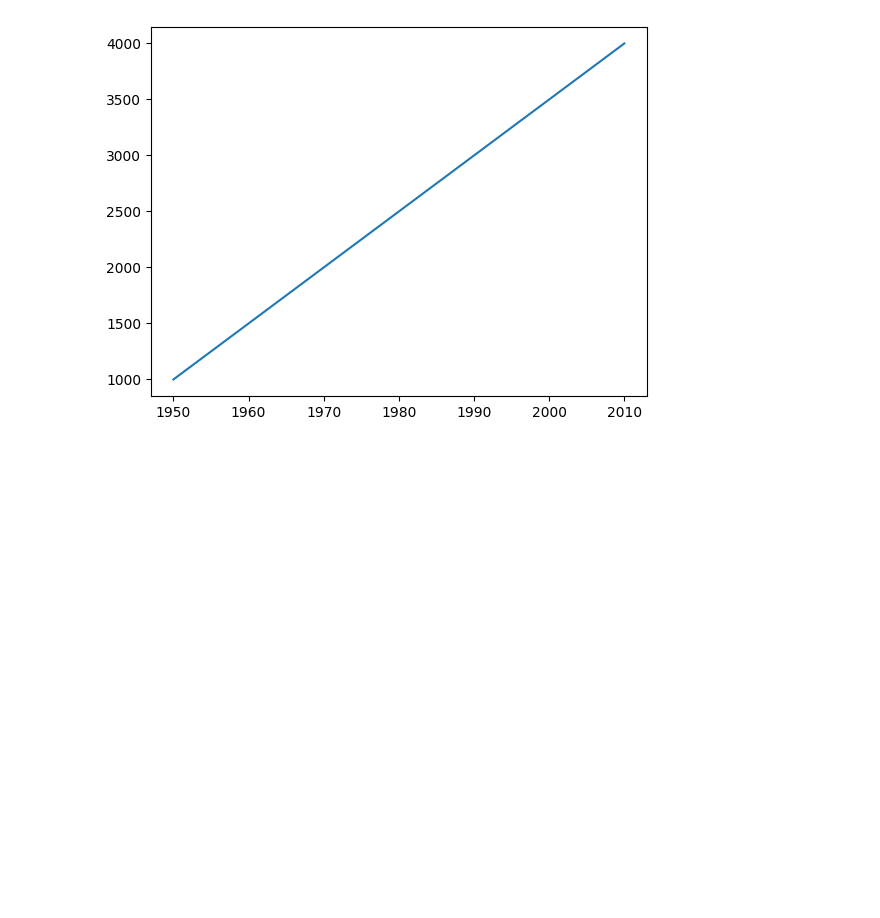
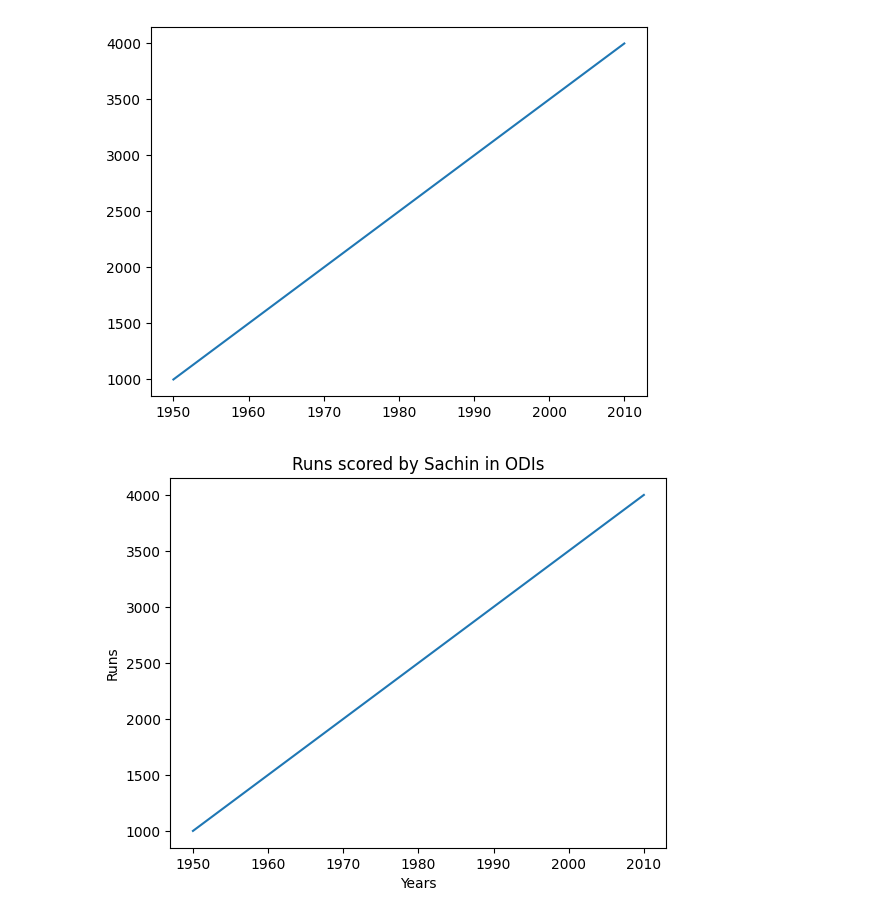
Before and after one commit to ashuwebdevloper/Data-Science-Project, a Jupyter notebook: MatplotlibCodewithharry/1.ipynb, the cells around one changed output. Saved outputs shown, nothing was run; the diff lists cells and outputs as text; code cells hidden in the pictures; blank space fills up the shorter version.

```diff
--- a/MatplotlibCodewithharry/1.ipynb
+++ b/MatplotlibCodewithharry/1.ipynb
@@ -13,3 +13,11 @@ plt.plot(years, runs)
 plt.show()
 # %% [output]
 [figure]
+# %%
+plt.plot(years, runs)
+plt.xlabel("Years")
+plt.ylabel("Runs")
+plt.title("Runs scored by Sachin in ODIs")
+plt.show()
+# %% [output]
+[figure, added]
```
Also changed, not shown: parts of 8 cells of this notebook.
